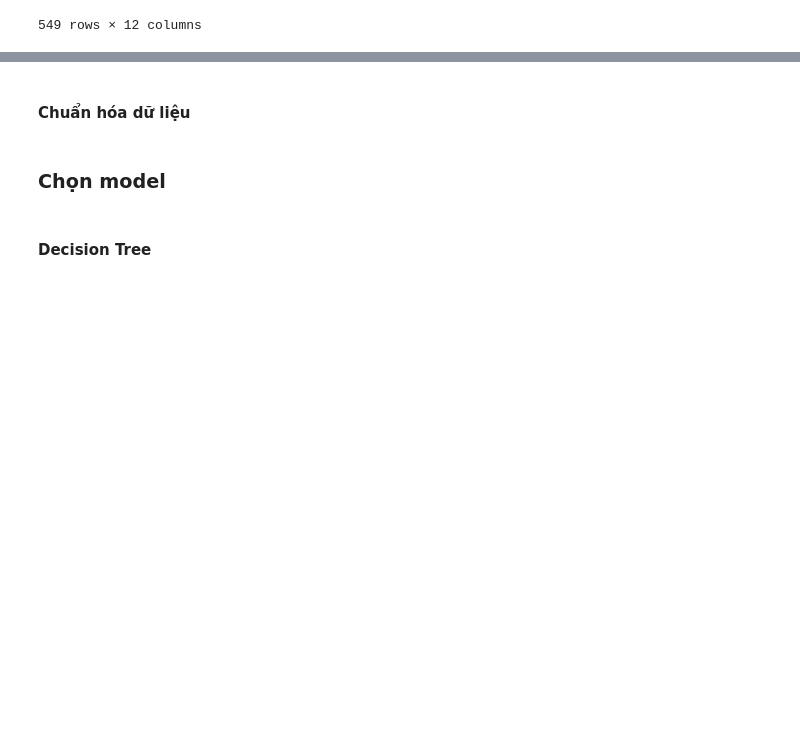
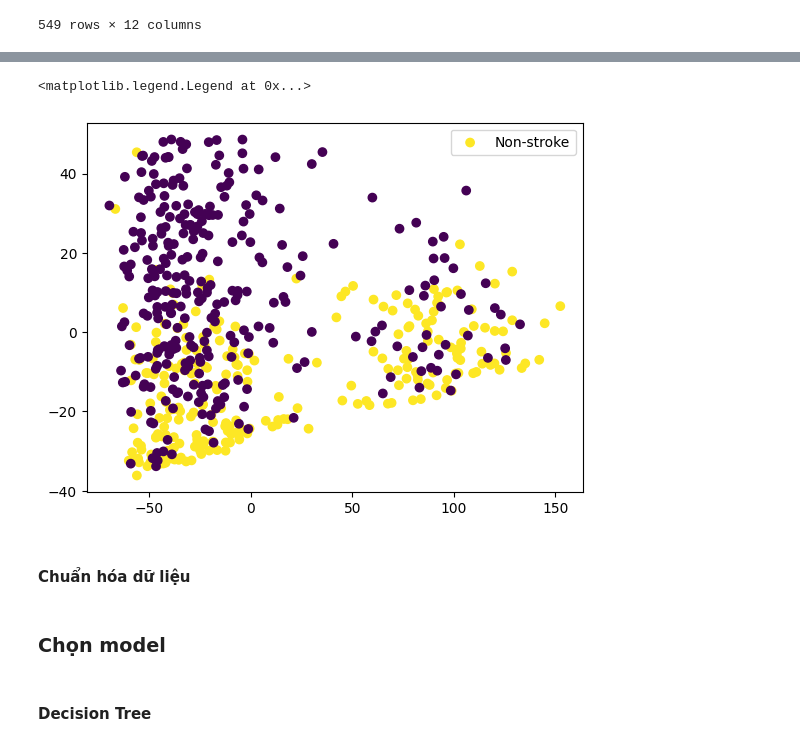
Before and after one commit to PeihPeih/Predict_Stroke, a Jupyter notebook: stroke-prediction.ipynb, the cells around one changed output, grey strips where cells are left out. Drawn from its saved outputs; the diff is of its cells as text; code cells hidden in the pictures; blank space fills up the shorter version.

Commit message:
Add plot

```diff
--- a/stroke-prediction.ipynb
+++ b/stroke-prediction.ipynb
@@ -60,3 +66,11 @@ df_train
 | 547 | 26.0 | 0 | 0 | 75.29 | 22.60000 | 0 | 0.0 | 0.0 | ... |
 | 548 | 40.0 | 0 | 0 | 100.35 | 28.10000 | 0 | 0.0 | 0.0 | ... |
 549 rows × 12 columns
+# %%
+from sklearn.decomposition import PCA
+
+pca = PCA(n_components=2)
+df_pca = pca.fit_transform(df_train.drop(columns=['stroke']))
+df_pca = pd.DataFrame(df_pca, columns=['PC1', 'PC2'])
+df_pca['stroke'] = df_train['stroke']
+df_pca
@@ -63,3 +91,9 @@ df_train
+# %%
+plt.scatter(df_pca['PC1'], df_pca['PC2'], c=df_pca['stroke'], cmap='viridis')
+plt.legend(['Non-stroke', 'Stroke'])
+# %% [output]
+<matplotlib.legend.Legend at 0x...>
+[figure, added]
 # %%
 # Chia dữ liệu thành 2 phần: Tập features và Outcome
 X = df_train.drop(["stroke"], axis=1)
```
Also changed, not shown: parts of 7 cells of this notebook, 2 other files.
